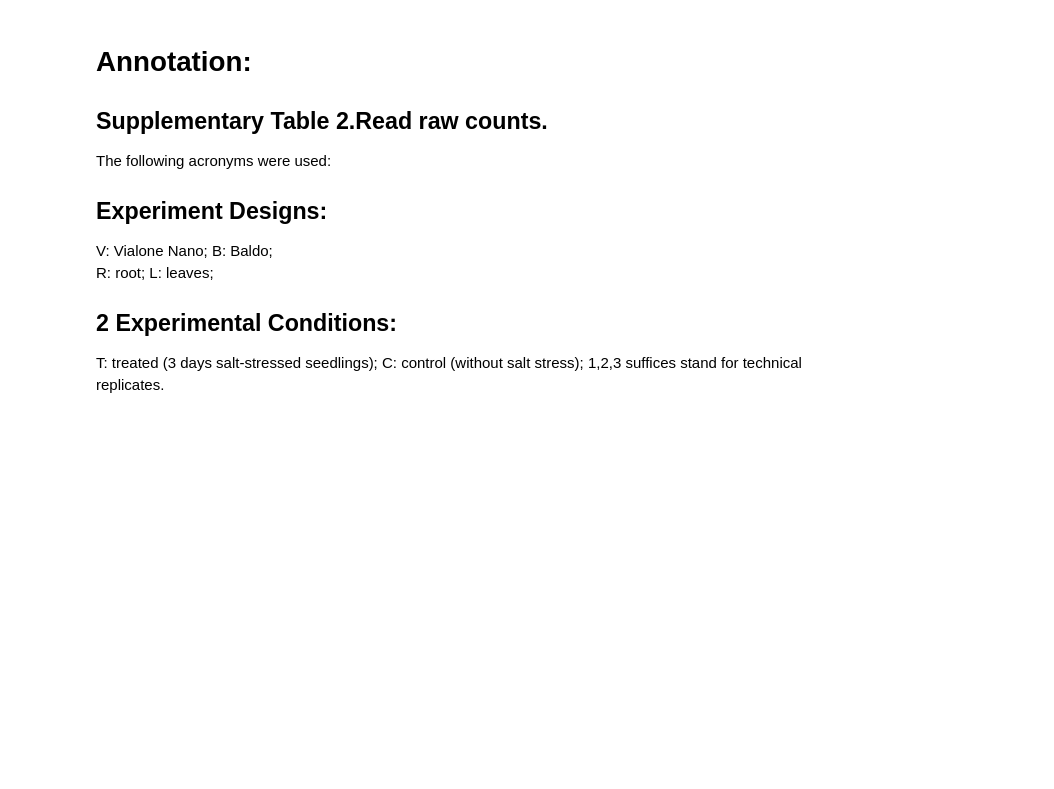
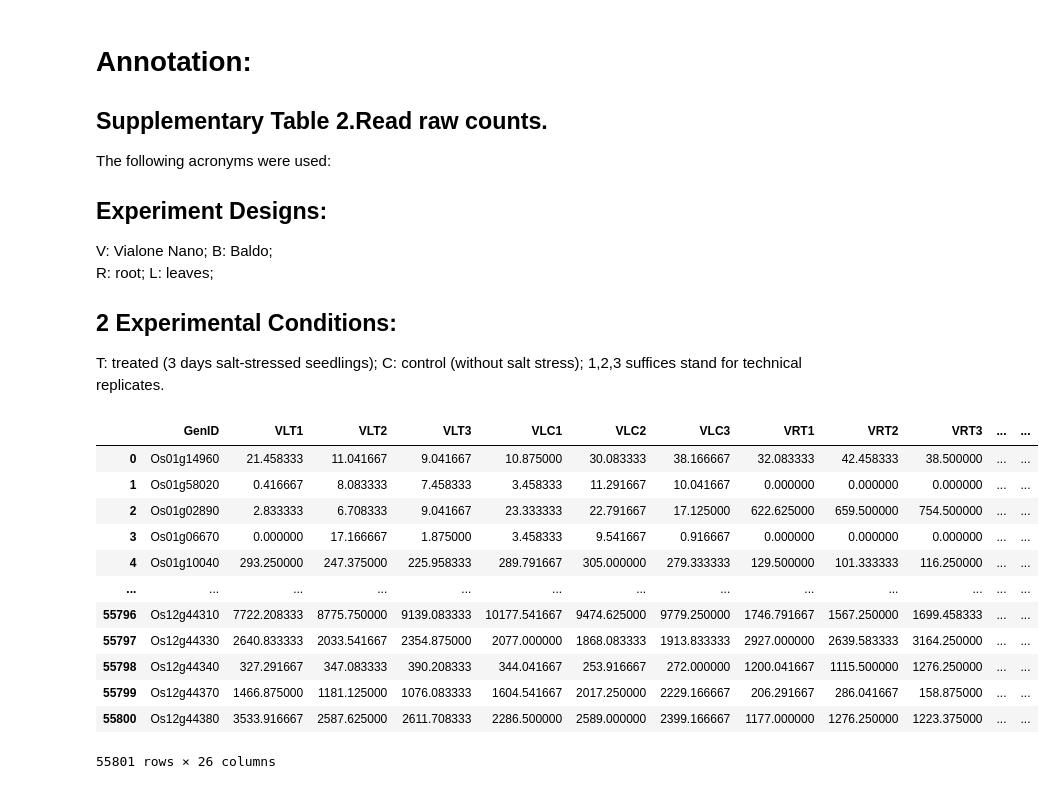
Before and after one commit to MahdeeMushfiqueKamal/cBLAST-AssignedTasks, a Jupyter notebook: task4.ipynb, the cells around one changed output. Drawn from its saved outputs; the diff is of its cells as text; code cells hidden in the pictures; blank space fills up the shorter version.

```diff
--- a/task4.ipynb
+++ b/task4.ipynb
@@ -50,3 +24,23 @@ df['BRC1'],df['BRC2'],df['BRC3'] = result['BRC1'],result['BRC2'],result['BRC3']
+# %%
+# normalization
+GenIDs = df['GenID']
+df = quantileNormalize(df)
+df['GenID'] = GenIDs
+df
+# %% [output]
+|  | GenID | VLT1 | VLT2 | VLT3 | VLC1 | VLC2 | VLC3 | VRT1 | VRT2 | VRT3 | ... | ... |
+| 0 | Os01g14960 | 21.458333 | 11.041667 | 9.041667 | 10.875000 | 30.083333 | 38.166667 | 32.083333 | 42.458333 | 38.500000 | ... | ... |
+| 1 | Os01g58020 | 0.416667 | 8.083333 | 7.458333 | 3.458333 | 11.291667 | 10.041667 | 0.000000 | 0.000000 | 0.000000 | ... | ... |
+| 2 | Os01g02890 | 2.833333 | 6.708333 | 9.041667 | 23.333333 | 22.791667 | 17.125000 | 622.625000 | 659.500000 | 754.500000 | ... | ... |
+| 3 | Os01g06670 | 0.000000 | 17.166667 | 1.875000 | 3.458333 | 9.541667 | 0.916667 | 0.000000 | 0.000000 | 0.000000 | ... | ... |
+| 4 | Os01g10040 | 293.250000 | 247.375000 | 225.958333 | 289.791667 | 305.000000 | 279.333333 | 129.500000 | 101.333333 | 116.250000 | ... | ... |
+| ... | ... | ... | ... | ... | ... | ... | ... | ... | ... | ... | ... | ... |
+| 55796 | Os12g44310 | 7722.208333 | 8775.750000 | 9139.083333 | 10177.541667 | 9474.625000 | 9779.250000 | 1746.791667 | 1567.250000 | 1699.458333 | ... | ... |
+| 55797 | Os12g44330 | 2640.833333 | 2033.541667 | 2354.875000 | 2077.000000 | 1868.083333 | 1913.833333 | 2927.000000 | 2639.583333 | 3164.250000 | ... | ... |
+| 55798 | Os12g44340 | 327.291667 | 347.083333 | 390.208333 | 344.041667 | 253.916667 | 272.000000 | 1200.041667 | 1115.500000 | 1276.250000 | ... | ... |
+| 55799 | Os12g44370 | 1466.875000 | 1181.125000 | 1076.083333 | 1604.541667 | 2017.250000 | 2229.166667 | 206.291667 | 286.041667 | 158.875000 | ... | ... |
+| 55800 | Os12g44380 | 3533.916667 | 2587.625000 | 2611.708333 | 2286.500000 | 2589.000000 | 2399.166667 | 1177.000000 | 1276.250000 | 1223.375000 | ... | ... |
+55801 rows × 26 columns
 # %%
 # Vialone Nano - Leaf
 data_set1 = df[['VLT1','VLT2','VLT3']].to_numpy()
```
Also changed, not shown: parts of 3 cells of this notebook.
